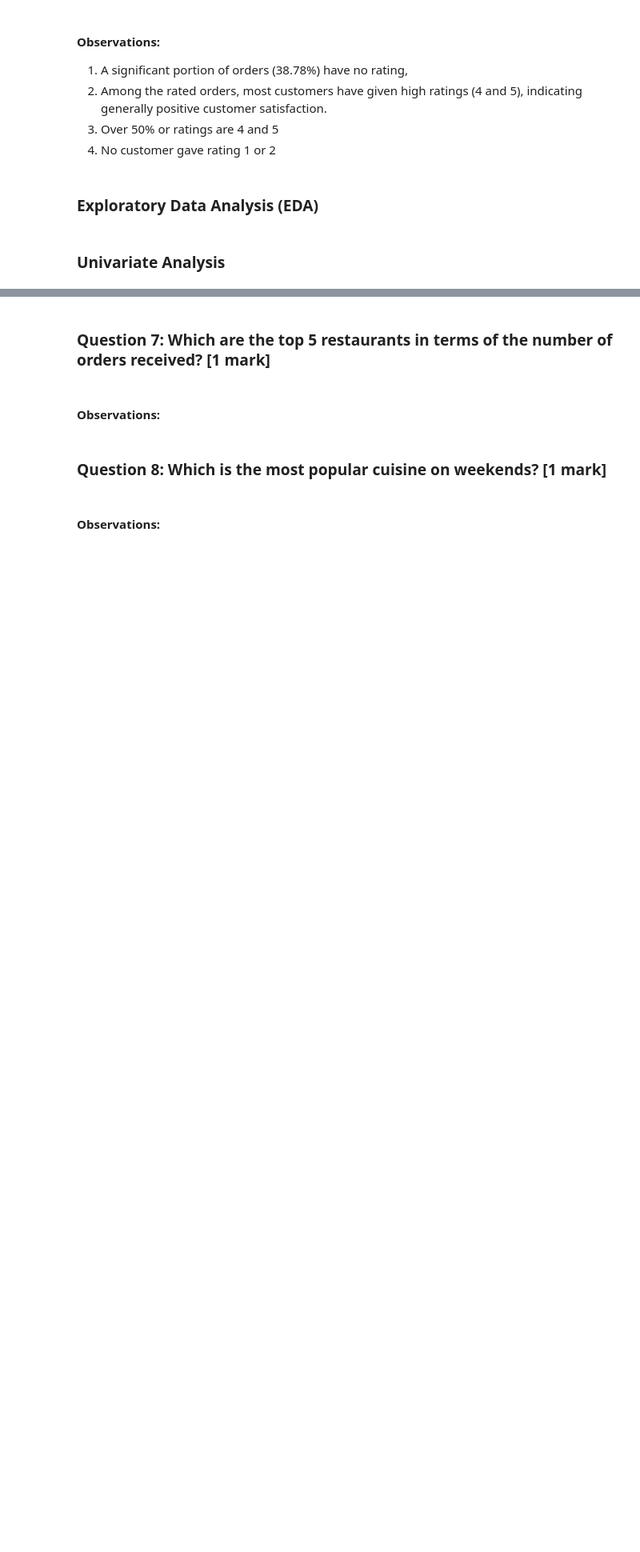
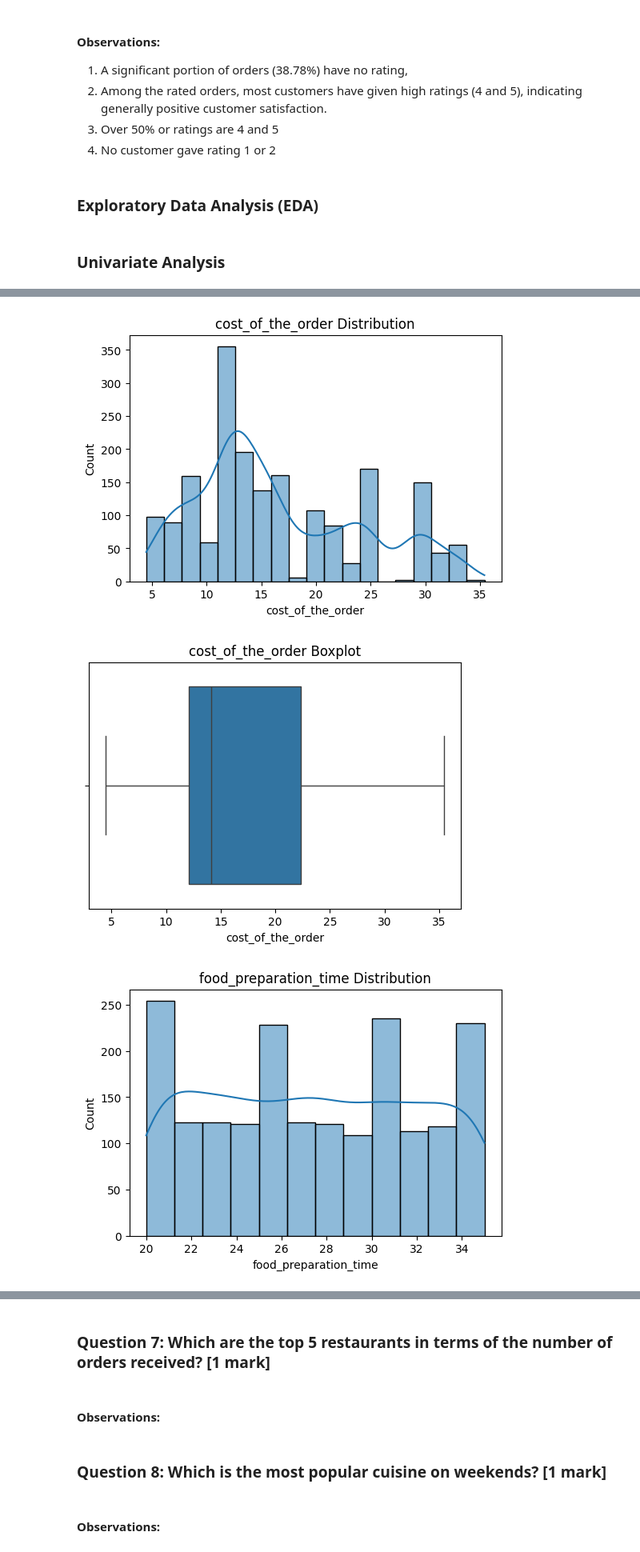
Before and after one commit to click2shivesh/shivesh-uta-aiml-py, a Jupyter notebook: Foodhub-Assignment-DataAnalysis-AIML-Notebook.ipynb, the cells around one changed output, grey strips where cells are left out. Shown at 80% size. Drawn from its saved outputs; the diff is of its cells as text; code cells hidden in the pictures; blank space fills up the shorter version.

```diff
--- a/Foodhub-Assignment-DataAnalysis-AIML-Notebook.ipynb
+++ b/Foodhub-Assignment-DataAnalysis-AIML-Notebook.ipynb
@@ -292,0 +296,30 @@ Not Given  736       38.78
+# %%
+
+# List of numerical columns for visualization
+num_of_cols = ['cost_of_the_order', 'food_preparation_time', 'delivery_time', 'rating']
+
+# Iterate through numerical columns and generate respective visualizations
+for col in num_of_cols:
+    plt.figure(figsize=(6,4))
+    sns.histplot(df[col], kde=True)
+    plt.title(f'{col} Distribution')
+    plt.show()
+    print() # blank line
+
+    # Boxplot for outlier detection
+    plt.figure(figsize=(6,4))
+    sns.boxplot(x=df[col])
+    plt.title(f'{col} Boxplot')
+    plt.show()
+    print()
+
+# Also handle Rating Separately as it has text and int value both
+# Rating distribution (excluding missing values)
+plt.figure(figsize=(6,4))
+sns.countplot(data=df, x='rating')
+plt.title('Rating Distribution')
+plt.show()
+# %% [output]
+[figure, added]
+[figure, added]
+[figure, added]
```
Also changed, not shown: parts of 8 cells of this notebook.
